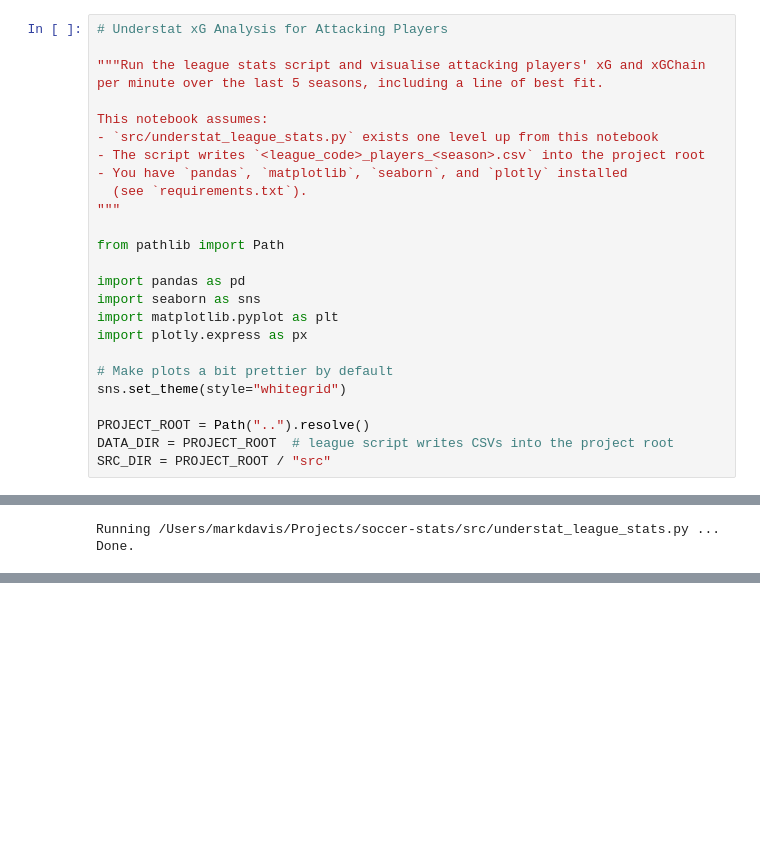
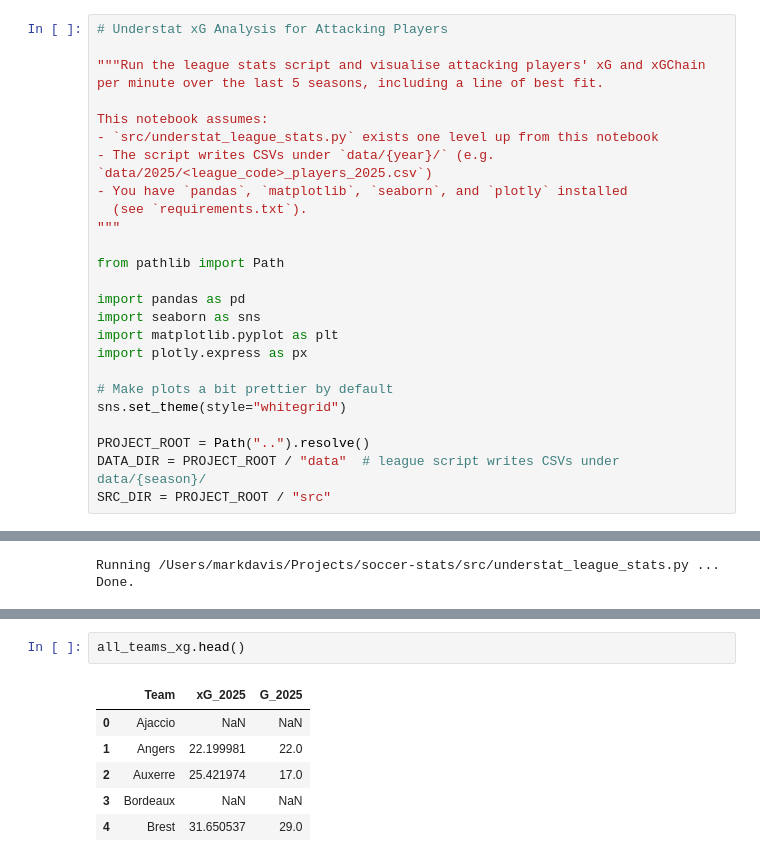
Before and after one commit to markymarkdavis/soccer-stats, a Jupyter notebook: notebooks/understat_xg_analysis.ipynb, the cells around one changed output, grey strips where cells are left out. Cells and saved outputs as stored; diff of their text form; blank space fills up the shorter version.

```diff
--- a/notebooks/understat_xg_analysis.ipynb
+++ b/notebooks/understat_xg_analysis.ipynb
@@ -6,7 +6,7 @@ per minute over the last 5 seasons, including a line of best fit.
 
 This notebook assumes:
 - `src/understat_league_stats.py` exists one level up from this notebook
-- The script writes `<league_code>_players_<season>.csv` into the project root
+- The script writes CSVs under `data/{year}/` (e.g. `data/2025/<league_code>_players_2025.csv`)
 - You have `pandas`, `matplotlib`, `seaborn`, and `plotly` installed
   (see `requirements.txt`).
 """
@@ -22,7 +22,7 @@ import plotly.express as px
 sns.set_theme(style="whitegrid")
 
 PROJECT_ROOT = Path("..").resolve()
-DATA_DIR = PROJECT_ROOT  # league script writes CSVs into the project root
+DATA_DIR = PROJECT_ROOT / "data"  # league script writes CSVs under data/{season}/
 SRC_DIR = PROJECT_ROOT / "src"
 # %%
 # Parameters
@@ -167,0 +241,9 @@ fig_xgchain.show()
+# %%
+all_teams_xg.head()
+# %% [output]
+|  | Team | xG_2025 | G_2025 |
+| 0 | Ajaccio | NaN | NaN |
+| 1 | Angers | 22.199981 | 22.0 |
+| 2 | Auxerre | 25.421974 | 17.0 |
+| 3 | Bordeaux | NaN | NaN |
+| 4 | Brest | 31.650537 | 29.0 |
```
Also changed, not shown: parts of 11 cells of this notebook, 35 other files.
